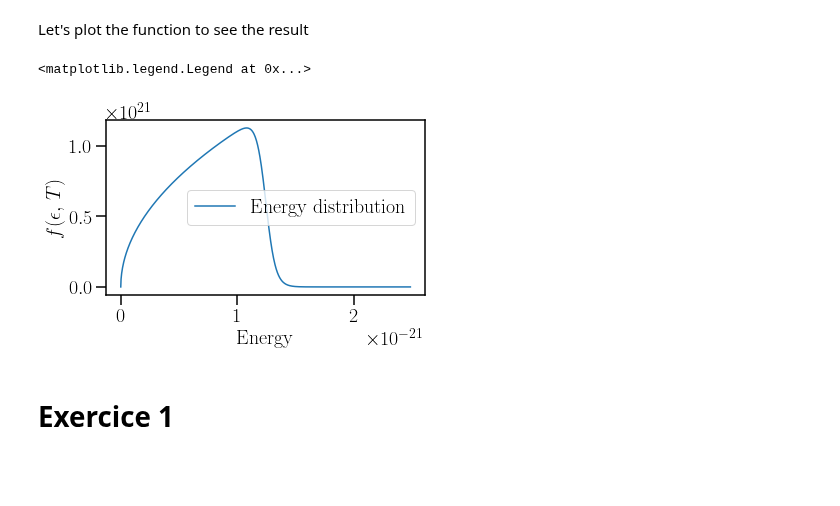
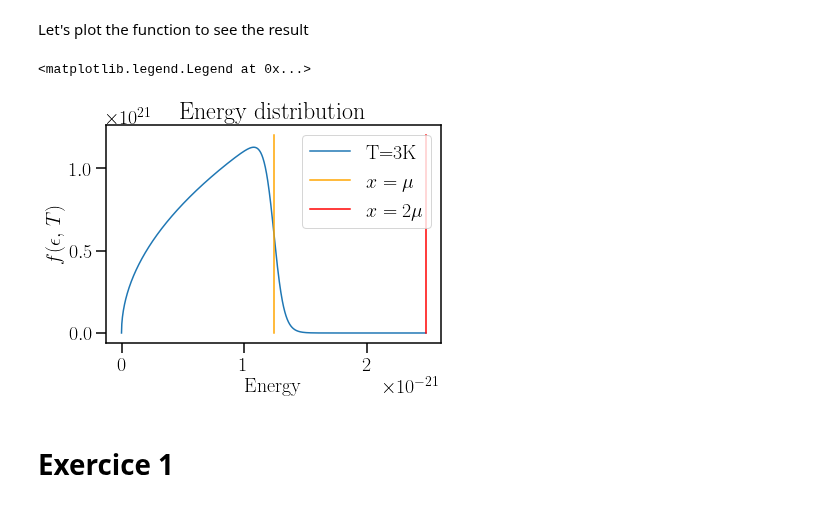
Before and after one commit to Nayaqs/stats, a Jupyter notebook: FinalProject.ipynb, the cells around one changed output. Cells and saved outputs as stored; diff of their text form; code cells hidden in the pictures; blank space fills up the shorter version.

```diff
--- a/FinalProject.ipynb
+++ b/FinalProject.ipynb
@@ -31,26 +31,29 @@ kb=1.38*1e-23
 T=3
 mu = 30*kb*T
 A=3.5e+31
+beta = 1/(kb*T)
 n=1
 # %% [markdown]
 Let's plot the function to see the result
 # %%
 def f(epsilon, Temp):
     beta    = 1/(kb*Temp)
     numer   = A*np.sqrt(epsilon)
     denom   = np.exp(beta*(epsilon-mu)) + 1.0
     return numer/denom
 
 xfunc = np.linspace(0,2*mu,1000)
 yfunc = f(xfunc,3)
-plt.plot(xfunc,yfunc, label = "Energy distribution")
+plt.plot(xfunc,yfunc, label = "T=3K")
+plt.plot([mu, mu],[0,1.2e21], color = "orange", label = "$x = \mu$")
+plt.plot([2*mu, 2*mu],[0,1.2e21], color = "red", label = "$x=2\mu$")
 plt.xlabel("Energy")
 plt.ylabel("$f(\epsilon,\,T)$")
-plt.tight_layout()
+plt.title("Energy distribution")
 plt.legend()
 # %% [output]
 <matplotlib.legend.Legend at 0x...>
-[figure, old version]
+[figure, new version]
 # %% [markdown]
 # Exercice 1
 # %% [markdown]
```
Also changed, not shown: parts of 21 cells of this notebook.
